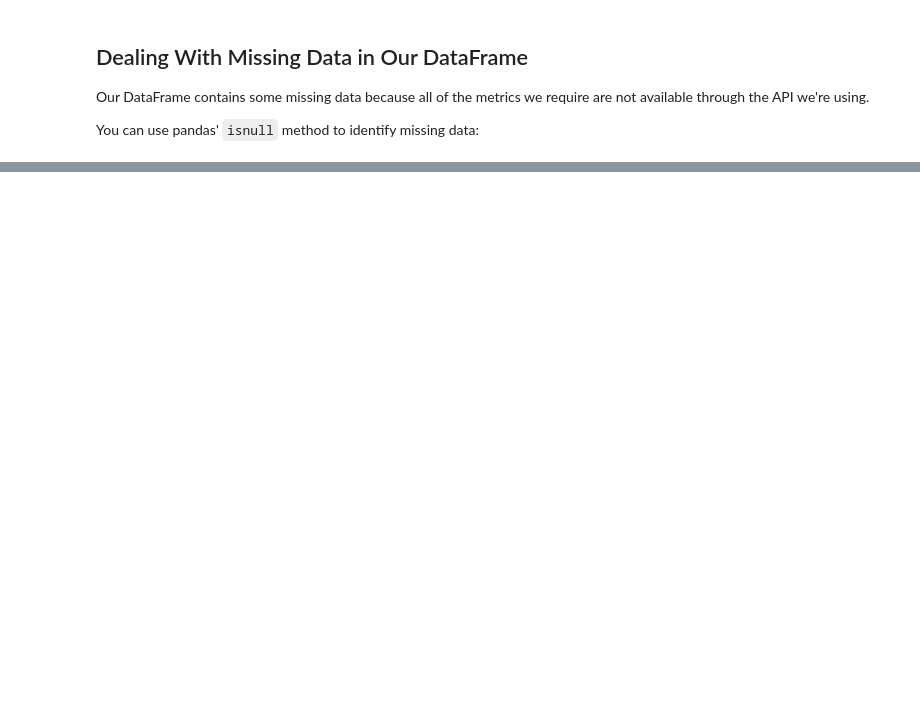
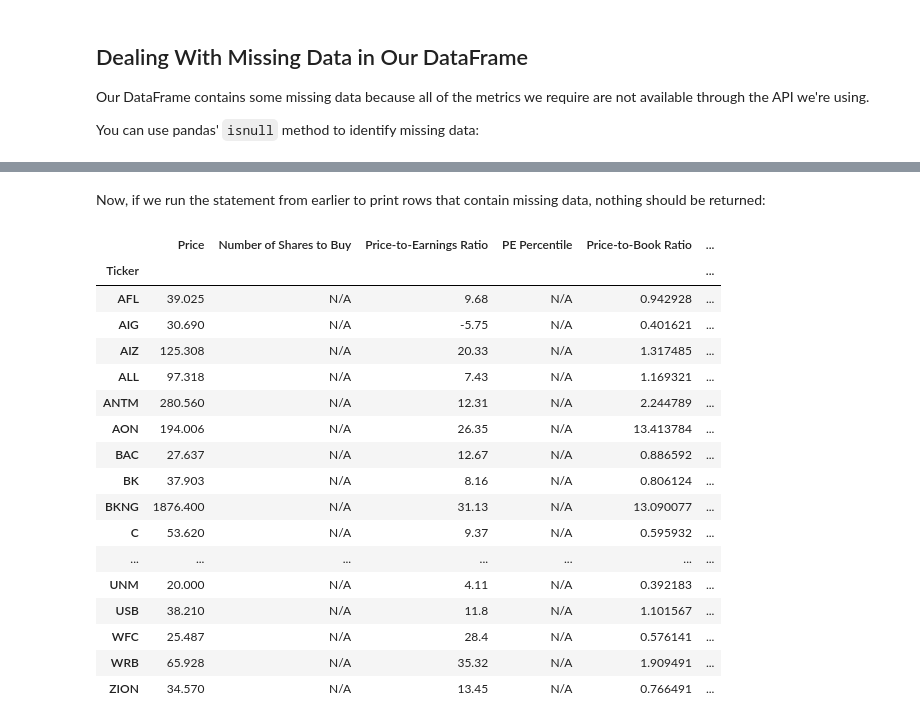
Before and after one commit to nickmccullum/algorithmic-trading-python, a Jupyter notebook: finished_files/003_quantitative_value_strategy.ipynb, the cells around one changed output, grey strips where cells are left out. Cells and saved outputs as stored; diff of their text form; code cells hidden in the pictures; blank space fills up the shorter version.

```diff
--- a/finished_files/003_quantitative_value_strategy.ipynb
+++ b/finished_files/003_quantitative_value_strategy.ipynb
@@ -352,0 +359,23 @@ Here is the code to do this:
+# %% [markdown]
+Now, if we run the statement from earlier to print rows that contain missing data, nothing should be returned:
+# %%
+rv_dataframe[rv_dataframe.isnull().any(axis=1)]
+# %% [output]
+|  | Price | Number of Shares to Buy | Price-to-Earnings Ratio | PE Percentile | Price-to-Book Ratio | ... |
+| Ticker |  |  |  |  |  | ... |
+| AFL | 39.025 | N/A | 9.68 | N/A | 0.942928 | ... |
+| AIG | 30.690 | N/A | -5.75 | N/A | 0.401621 | ... |
+| AIZ | 125.308 | N/A | 20.33 | N/A | 1.317485 | ... |
+| ALL | 97.318 | N/A | 7.43 | N/A | 1.169321 | ... |
+| ANTM | 280.560 | N/A | 12.31 | N/A | 2.244789 | ... |
+| AON | 194.006 | N/A | 26.35 | N/A | 13.413784 | ... |
+| BAC | 27.637 | N/A | 12.67 | N/A | 0.886592 | ... |
+| BK | 37.903 | N/A | 8.16 | N/A | 0.806124 | ... |
+| BKNG | 1876.400 | N/A | 31.13 | N/A | 13.090077 | ... |
+| C | 53.620 | N/A | 9.37 | N/A | 0.595932 | ... |
+| ... | ... | ... | ... | ... | ... | ... |
+| UNM | 20.000 | N/A | 4.11 | N/A | 0.392183 | ... |
+| USB | 38.210 | N/A | 11.8 | N/A | 1.101567 | ... |
+| WFC | 25.487 | N/A | 28.4 | N/A | 0.576141 | ... |
+| WRB | 65.928 | N/A | 35.32 | N/A | 1.909491 | ... |
+| ZION | 34.570 | N/A | 13.45 | N/A | 0.766491 | ... |
```
Also changed, not shown: parts of 4 cells of this notebook.
